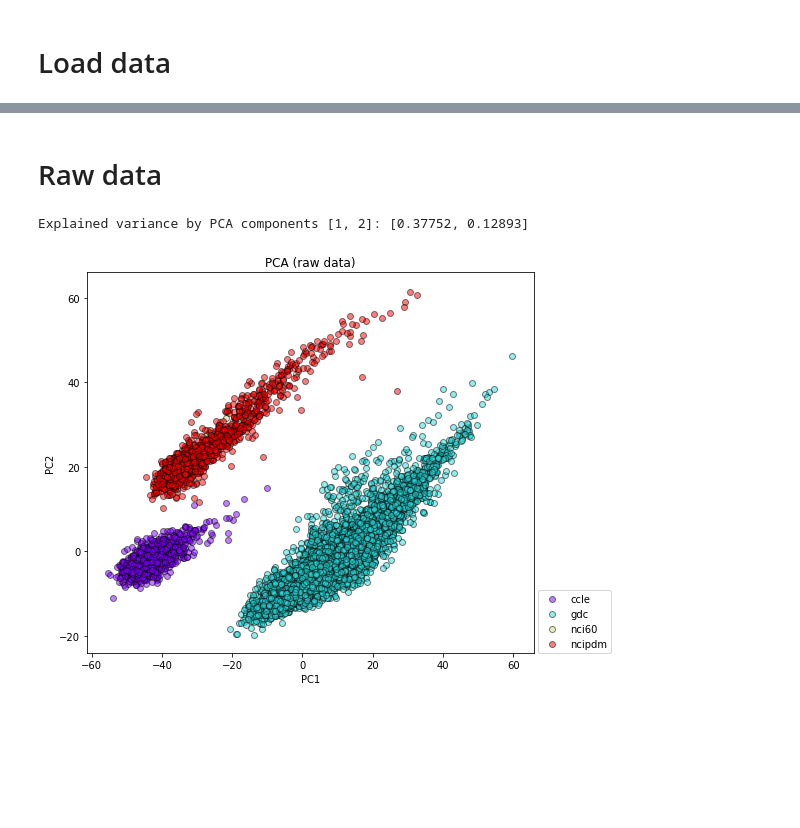
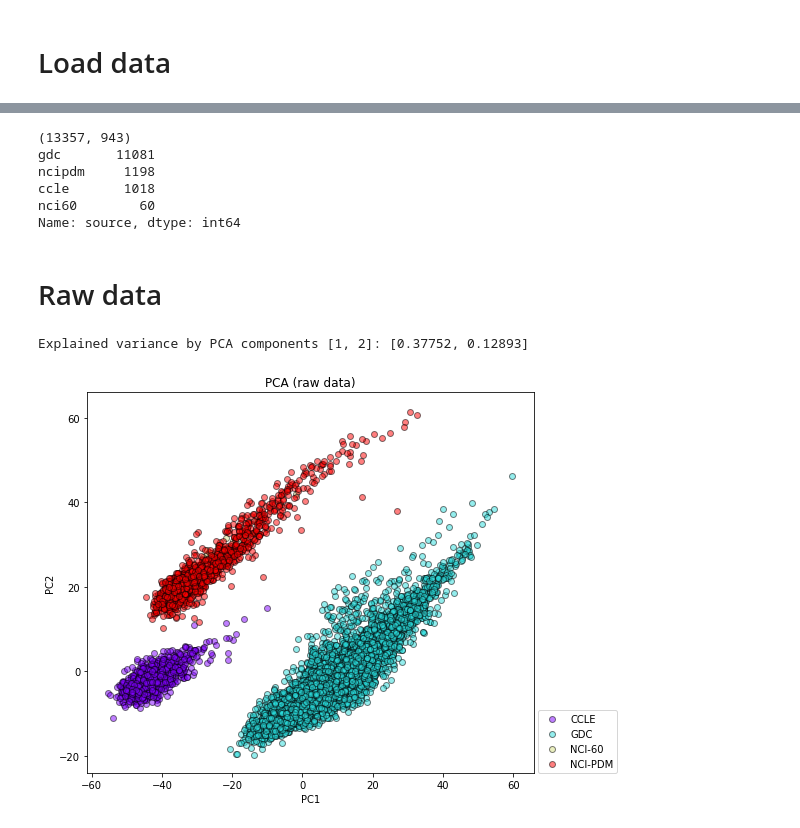
Before and after one commit to DOE-NCI-Pilot1/Normalization, a Jupyter notebook: RNASeqNorm/normalize_rnaseq.ipynb, the cells around one changed output, grey strips where cells are left out. Drawn from its saved outputs; the diff is of its cells as text; code cells hidden in the pictures; blank space fills up the shorter version.

```diff
--- a/RNASeqNorm/normalize_rnaseq.ipynb
+++ b/RNASeqNorm/normalize_rnaseq.ipynb
@@ -146,2 +44,6 @@ def check_mapping_cells(df, cl_mapping):
+# %%
+src_keep = ['ccle', 'nci60', 'ncipdm', 'gdc']
+src_name_map = {'ccle': 'CCLE', 'nci60': 'NCI-60', 'ncipdm': 'NCI-PDM', 'gdc': 'GDC'}
+fea_start_id = 1
 # %% [markdown]
 # Load data
@@ -254,0 +50,9 @@ cl_mapping[:2]
+# %%
+datadir = '../data'
+# %%
+rna_path = Path(datadir)/'combined_rnaseq_data_lincs1000'
+rna = load_rna(datadir)
+rna_org = rna.copy()
+
+print(rna.shape)
+src_from_cell_col(rna['CELL'], verbose=True);
@@ -255,10 +69,22 @@ cl_mapping[:2]
+# %%
+# Extract sources which contain original RNA-Seq
+src_names_arr = src_from_cell_col(rna['CELL'], verbose=False)
+rna = rna.loc[ src_names_arr.isin(src_keep) ]
+print(rna.shape)
+src_from_cell_col(rna['CELL'], verbose=True);
+# %% [output]
+(13357, 943)
+gdc       11081
+ncipdm     1198
+ccle       1018
+nci60        60
+Name: source, dtype: int64
 # %% [markdown]
 # Raw data
 # %%
-# New
-plot_pca(rna.iloc[:, 1:], components = [1, 2], figsize=(8,7),
-         color_vector = rna['Sample'].map(lambda x: x.split('.')[0].lower()),
+plot_pca(rna.iloc[:, fea_start_id:], components = [1, 2], figsize=(8,7),
+         color_vector = rna['CELL'].map(lambda x: src_name_map[x.split('.')[0].lower()]),
          scale=True, title='PCA (raw data)');
 # %% [output]
 Explained variance by PCA components [1, 2]: [0.37752, 0.12893]
-[figure, old version]
+[figure, new version]
```
Also changed, not shown: parts of 59 cells of this notebook, 5 other files.
